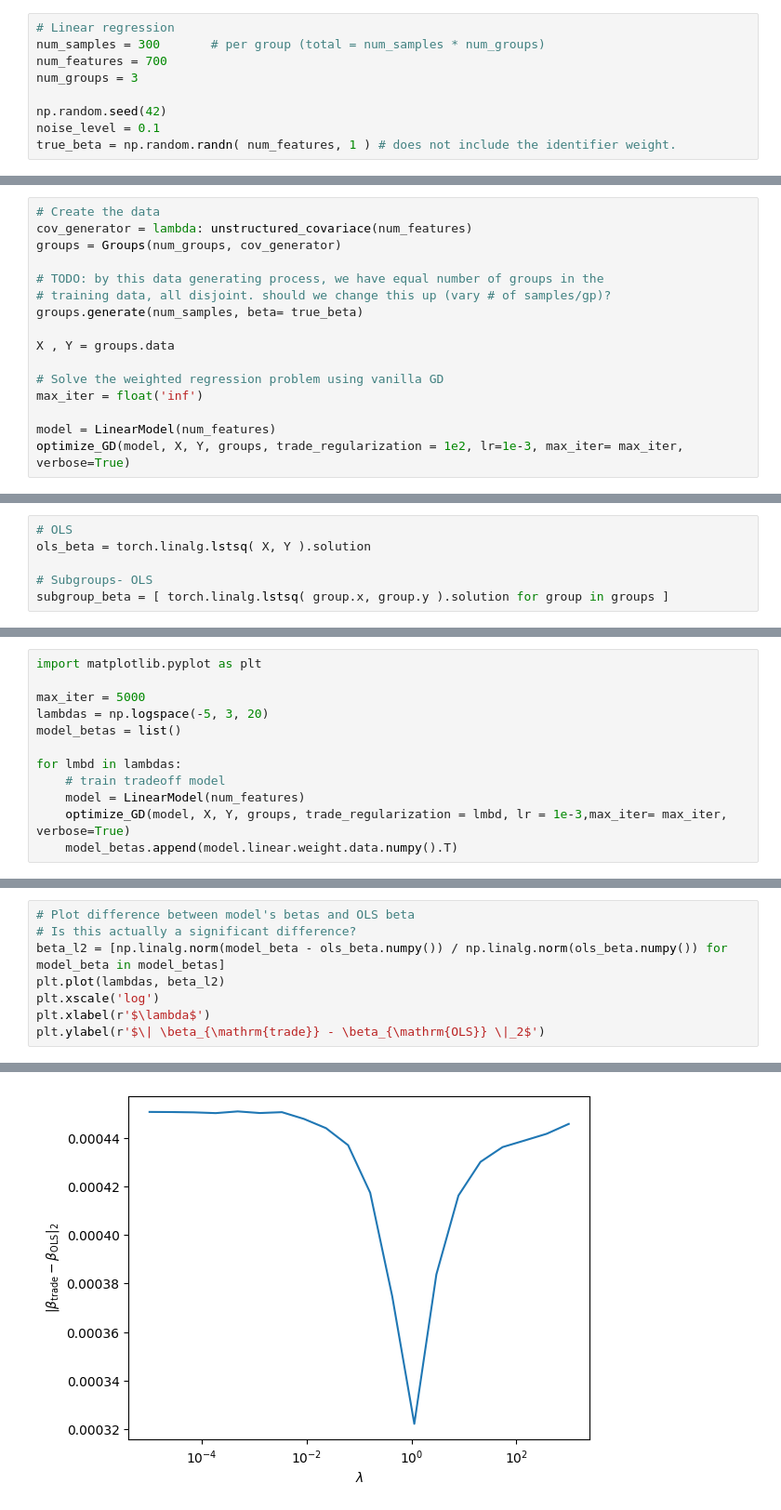
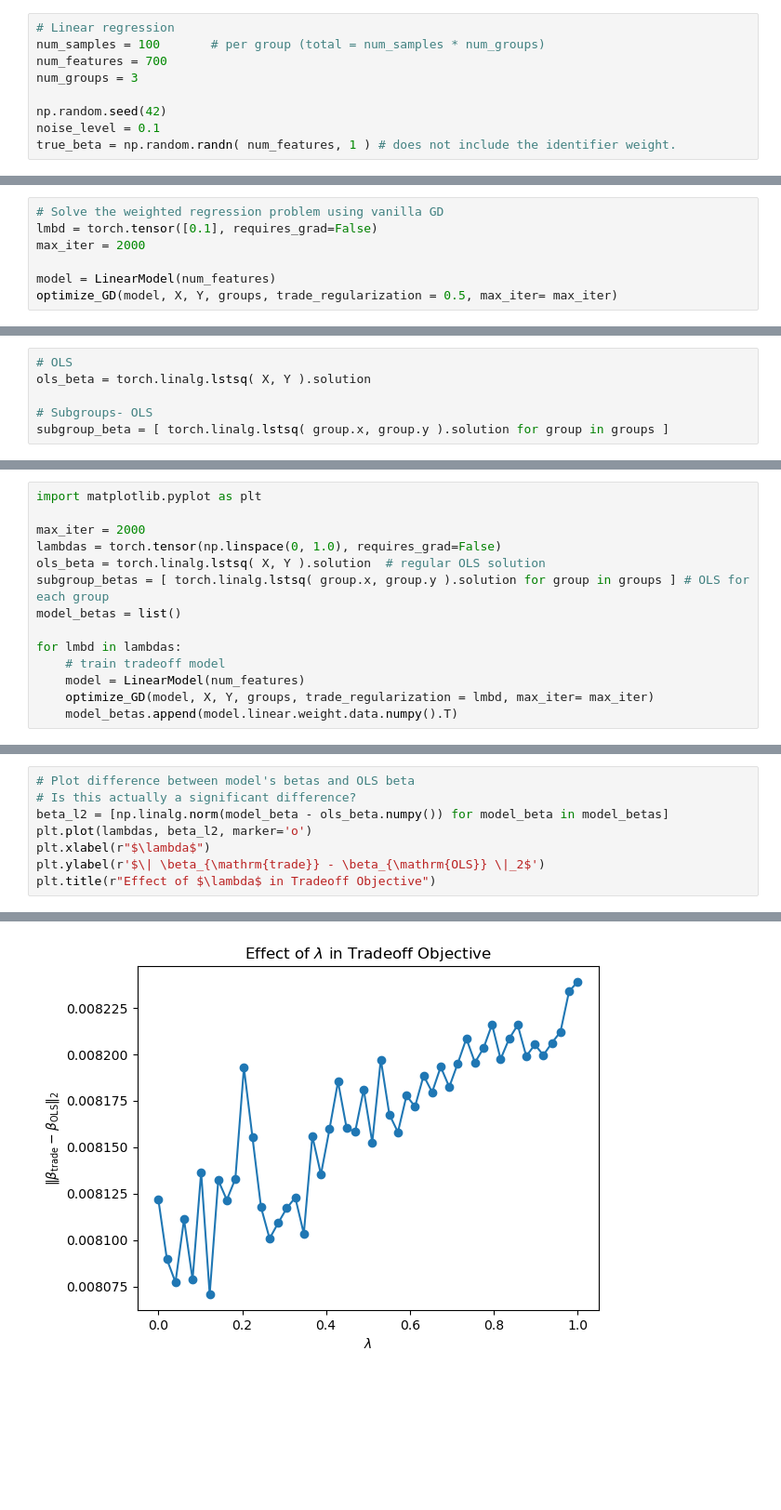
Before and after one commit to essdeee/overparam_dro, a Jupyter notebook: main.ipynb, the cells around one changed output, grey strips where cells are left out. Shown at 93% size. Saved outputs shown, nothing was run; the diff lists cells and outputs as text; blank space fills up the shorter version.

Commit message:
explicit regularization code

```diff
--- a/main.ipynb
+++ b/main.ipynb
@@ -7,6 +6,6 @@ from functools import partial
 # %%
 # Linear regression
-num_samples = 300       # per group (total = num_samples * num_groups)
+num_samples = 100       # per group (total = num_samples * num_groups)
 num_features = 700
 num_groups = 3
 
@@ -176,19 +126,3 @@ def optimize_GD(model, X, Y, groups, trade_regularization = 0.1, max_iter = 5000
 
     if iteration == max_iter:
         print("Maximum iteration reached.")
-# %%
-# Create the data
-cov_generator = lambda: unstructured_covariace(num_features)
-groups = Groups(num_groups, cov_generator)
-
-# TODO: by this data generating process, we have equal number of groups in the
-# training data, all disjoint. should we change this up (vary # of samples/gp)?
-groups.generate(num_samples, beta= true_beta)
-
-X , Y = groups.data
-
-# Solve the weighted regression problem using vanilla GD
-max_iter = float('inf')
-
-model = LinearModel(num_features)
-optimize_GD(model, X, Y, groups, trade_regularization = 1e2, lr=1e-3, max_iter= max_iter, verbose=True)
@@ -212,0 +129,7 @@ optimize_GD(model, X, Y, groups, trade_regularization = 1e2, lr=1e-3, max_iter=
+# %%
+# Solve the weighted regression problem using vanilla GD
+lmbd = torch.tensor([0.1], requires_grad=False)
+max_iter = 2000
+
+model = LinearModel(num_features)
+optimize_GD(model, X, Y, groups, trade_regularization = 0.5, max_iter= max_iter)
@@ -244,13 +187,15 @@ where $\mathbb{P}_g$ is the group distribution for group $g \in \mathcal{G}$. Th
 # %%
 import matplotlib.pyplot as plt
 
-max_iter = 5000
-lambdas = np.logspace(-5, 3, 20)
+max_iter = 2000
+lambdas = torch.tensor(np.linspace(0, 1.0), requires_grad=False)
+ols_beta = torch.linalg.lstsq( X, Y ).solution  # regular OLS solution
+subgroup_betas = [ torch.linalg.lstsq( group.x, group.y ).solution for group in groups ] # OLS for each group
 model_betas = list()
 
 for lmbd in lambdas:
     # train tradeoff model
     model = LinearModel(num_features)
-    optimize_GD(model, X, Y, groups, trade_regularization = lmbd, lr = 1e-3,max_iter= max_iter, verbose=True)
+    optimize_GD(model, X, Y, groups, trade_regularization = lmbd, max_iter= max_iter)
     model_betas.append(model.linear.weight.data.numpy().T)
 # %% [output]
@@ -274,9 +219,9 @@ for lmbd in lambdas:
 # %%
 # Plot difference between model's betas and OLS beta
 # Is this actually a significant difference?
-beta_l2 = [np.linalg.norm(model_beta - ols_beta.numpy()) / np.linalg.norm(ols_beta.numpy()) for model_beta in model_betas]
-plt.plot(lambdas, beta_l2)
-plt.xscale('log')
-plt.xlabel(r'$\lambda$')
+beta_l2 = [np.linalg.norm(model_beta - ols_beta.numpy()) for model_beta in model_betas]
+plt.plot(lambdas, beta_l2, marker='o')
+plt.xlabel(r"$\lambda$")
 plt.ylabel(r'$\| \beta_{\mathrm{trade}} - \beta_{\mathrm{OLS}} \|_2$')
+plt.title(r"Effect of $\lambda$ in Tradeoff Objective")
 # %% [output]
@@ -284 +229 @@ Text(0, 0.5, '$\\| \\beta_{\\mathrm{trade}} - \\beta_{\\mathrm{OLS}} \\|_2$')
-[figure, old version]
+[figure, new version]
```
Also changed, not shown: parts of 24 cells of this notebook.
